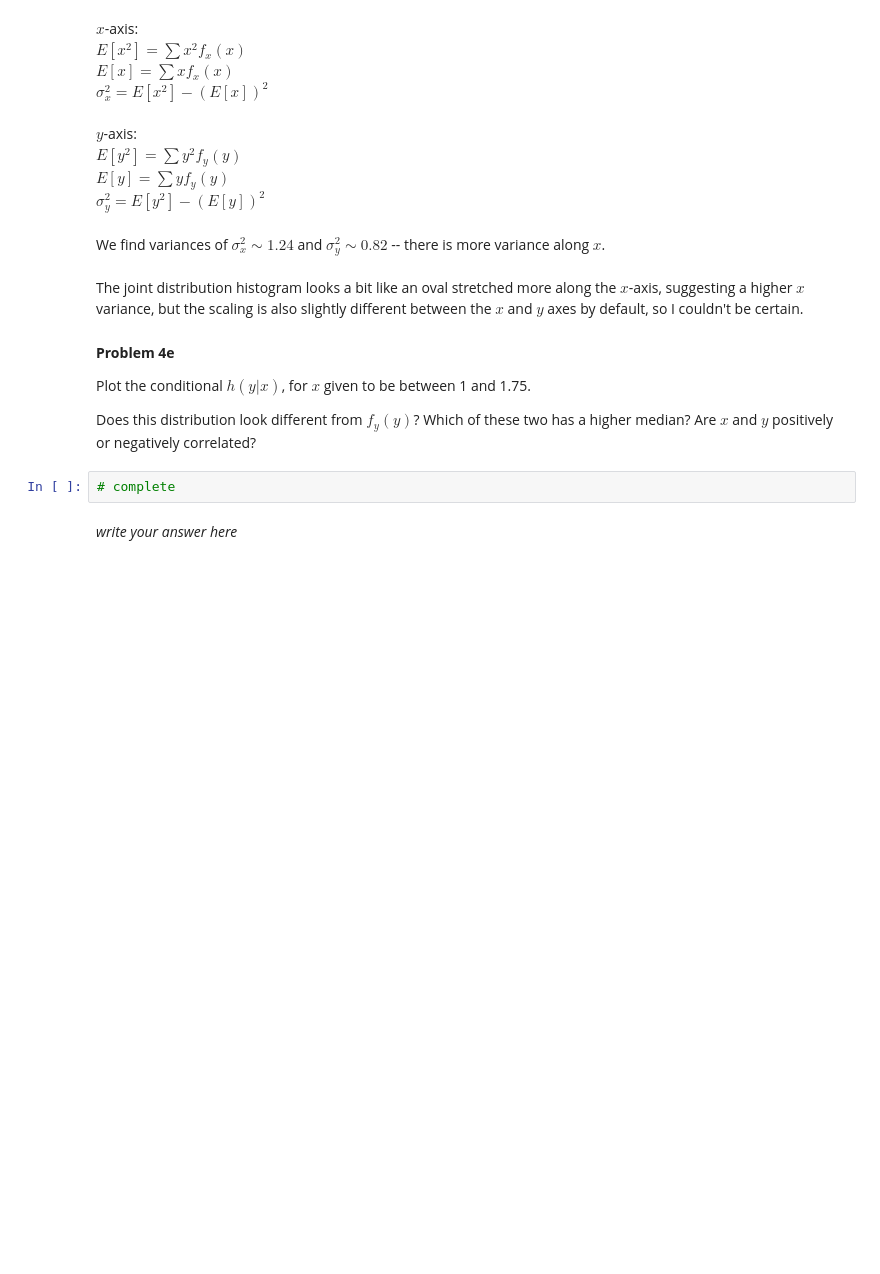
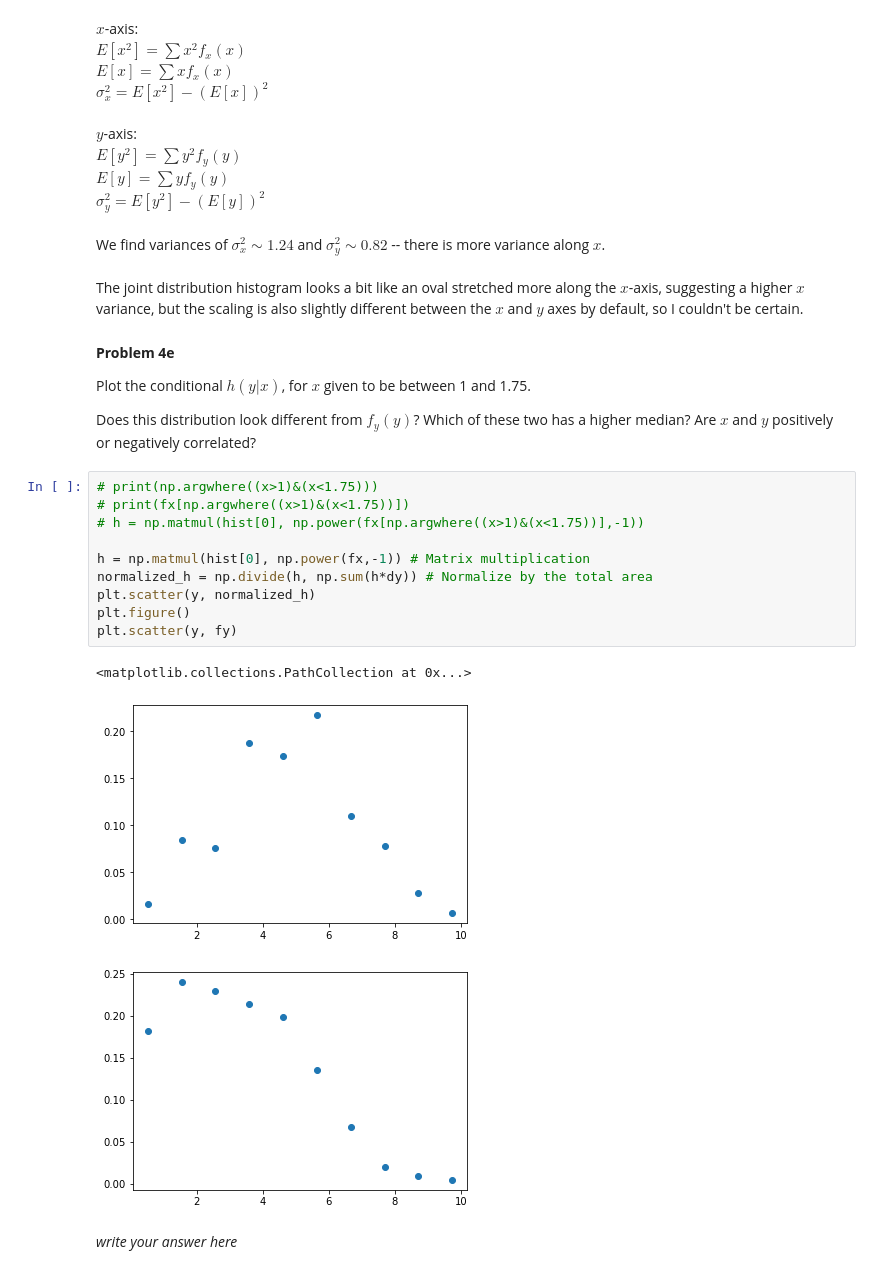
Before and after one commit to jharry99/Data-Analysis-Phys-441, a Jupyter notebook: ProblemSet2.ipynb, the cells around one changed output. Cells and saved outputs as stored; diff of their text form; blank space fills up the shorter version.

```diff
--- a/ProblemSet2.ipynb
+++ b/ProblemSet2.ipynb
@@ -241,7 +256,19 @@ The joint distribution histogram looks a bit like an oval stretched more along t
 Plot the conditional $h(y|x)$, for $x$ given to be between 1 and 1.75.
 
 Does this distribution look different from $f_y(y)$? Which of these two has a higher median? Are $x$ and $y$ positively or negatively correlated?
-# %%
-# complete
+# %%
+# print(np.argwhere((x>1)&(x<1.75)))
+# print(fx[np.argwhere((x>1)&(x<1.75))])
+# h = np.matmul(hist[0], np.power(fx[np.argwhere((x>1)&(x<1.75))],-1))
+
+h = np.matmul(hist[0], np.power(fx,-1)) # Matrix multiplication
+normalized_h = np.divide(h, np.sum(h*dy)) # Normalize by the total area
+plt.scatter(y, normalized_h)
+plt.figure()
+plt.scatter(y, fy)
+# %% [output]
+<matplotlib.collections.PathCollection at 0x...>
+[figure, added]
+[figure, added]
 # %% [markdown]
 *write your answer here*
```
Also changed, not shown: parts of 2 cells of this notebook.
